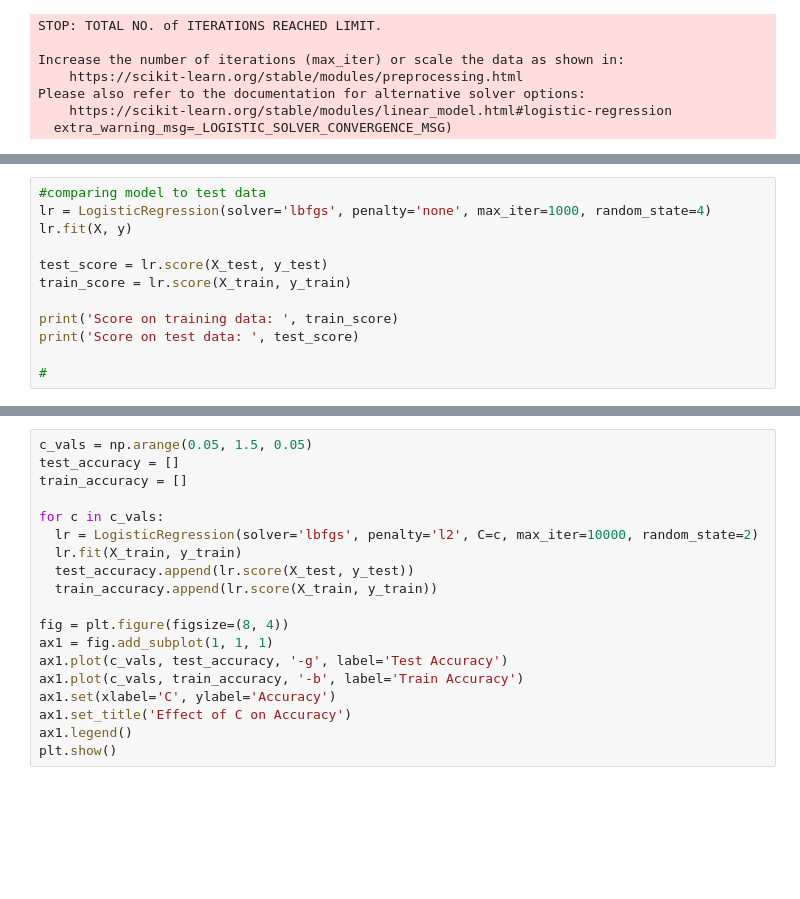
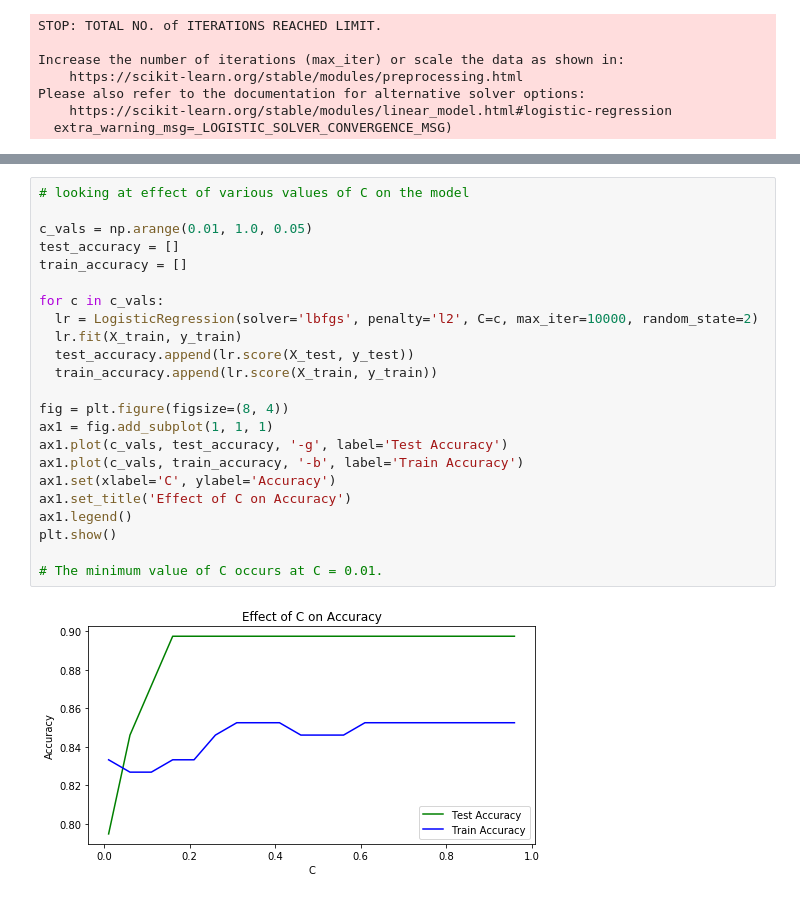
Before and after one commit to mgalaviz1/my_work, a Jupyter notebook: week5_eda/linear_classifiers.ipynb, the cells around one changed output, grey strips where cells are left out. Drawn from its saved outputs; the diff is of its cells as text; blank space fills up the shorter version.

```diff
--- a/week5_eda/linear_classifiers.ipynb
+++ b/week5_eda/linear_classifiers.ipynb
@@ -134,12 +132,0 @@ Score on test data:  0.9230769230769231
-# %%
-#comparing model to test data
-lr = LogisticRegression(solver='lbfgs', penalty='none', max_iter=1000, random_state=4)
-lr.fit(X, y)
-
-test_score = lr.score(X_test, y_test)
-train_score = lr.score(X_train, y_train)
-
-print('Score on training data: ', train_score)
-print('Score on test data: ', test_score)
-
-#
@@ -150,19 +181,25 @@ Choose the C parameter Use a loop to test the effect of varying the C parameter
 # %%
-c_vals = np.arange(0.05, 1.5, 0.05)
+# looking at effect of various values of C on the model
+
+c_vals = np.arange(0.01, 1.0, 0.05)
 test_accuracy = []
 train_accuracy = []
 
 for c in c_vals:
   lr = LogisticRegression(solver='lbfgs', penalty='l2', C=c, max_iter=10000, random_state=2)
   lr.fit(X_train, y_train)
   test_accuracy.append(lr.score(X_test, y_test))
   train_accuracy.append(lr.score(X_train, y_train))
 
 fig = plt.figure(figsize=(8, 4))
 ax1 = fig.add_subplot(1, 1, 1)
 ax1.plot(c_vals, test_accuracy, '-g', label='Test Accuracy')
 ax1.plot(c_vals, train_accuracy, '-b', label='Train Accuracy')
 ax1.set(xlabel='C', ylabel='Accuracy')
 ax1.set_title('Effect of C on Accuracy')
 ax1.legend()
 plt.show()
+
+# The minimum value of C occurs at C = 0.01.
+# %% [output]
+[figure, added]
```
Also changed, not shown: parts of 6 cells of this notebook.
